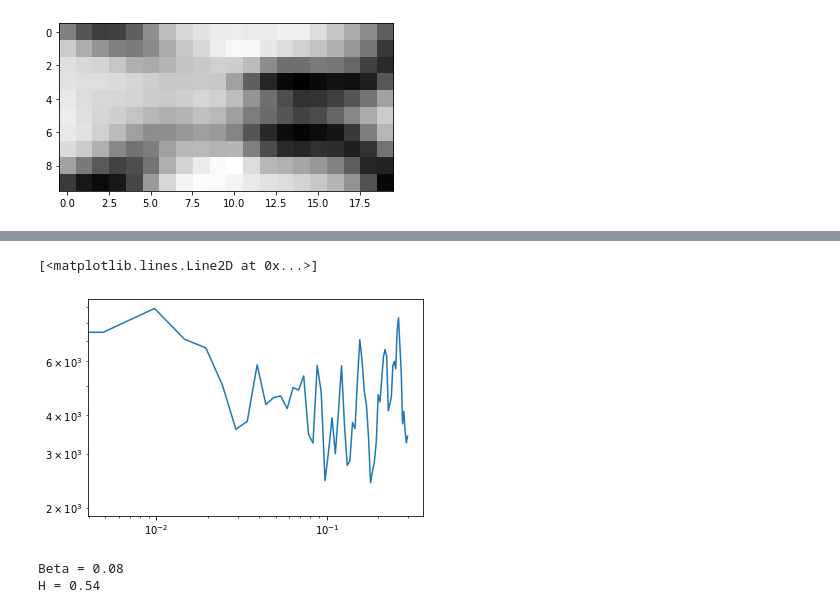
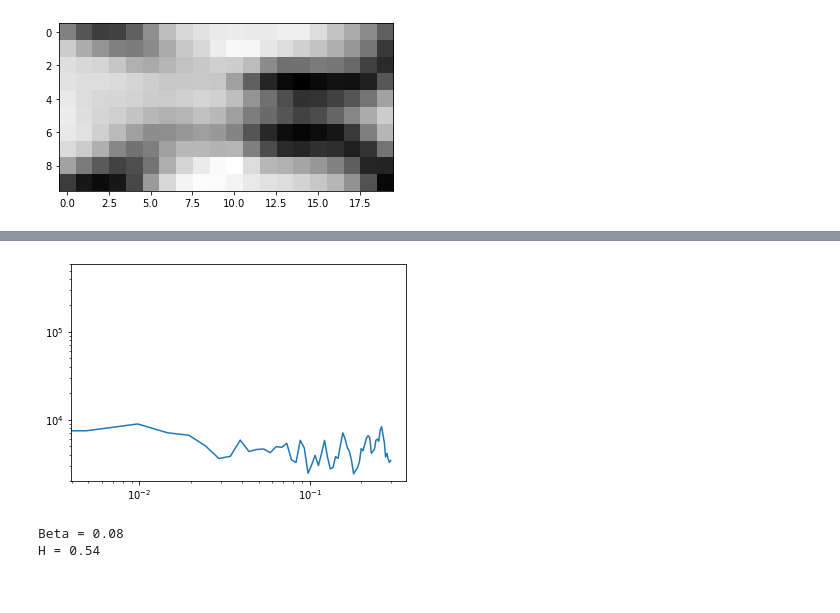
Before and after one commit to WeberLab/FractalDimension, a Jupyter notebook: Jupyter_Notebooks/Figures for Literature Review.ipynb, the cells around one changed output, grey strips where cells are left out. Saved outputs shown, nothing was run; the diff lists cells and outputs as text; code cells hidden in the pictures.

Commit message:
fixed figures

```diff
--- a/Jupyter_Notebooks/Figures for Literature Review.ipynb
+++ b/Jupyter_Notebooks/Figures for Literature Review.ipynb
@@ -230,10 +328,12 @@ plt.plot(voxelc)
 # %%
 
 wc = welch(voxelc, fs = TR, nperseg = nperseg, noverlap = noverlap)
+axes = plt.gca()
+axes.set_ylim([2000,600000])
 plt.loglog(wc[0],wc[1])
+matplotlib.pyplot.savefig('/home/weberam2/Dropbox/AssistantProf_BCCHRI/Projects/Hurst_HCP/Figures/CSF_SDP.png',dpi=300)
 # %% [output]
-[<matplotlib.lines.Line2D at 0x...>]
-[figure, old version]
+[figure, new version]
 # %%
 xc = np.log10(wc[0])[1:].reshape((-1, 1))
 yc = np.log10(wc[1])[1:]
```
Also changed, not shown: parts of 17 cells of this notebook, 3 other files.
